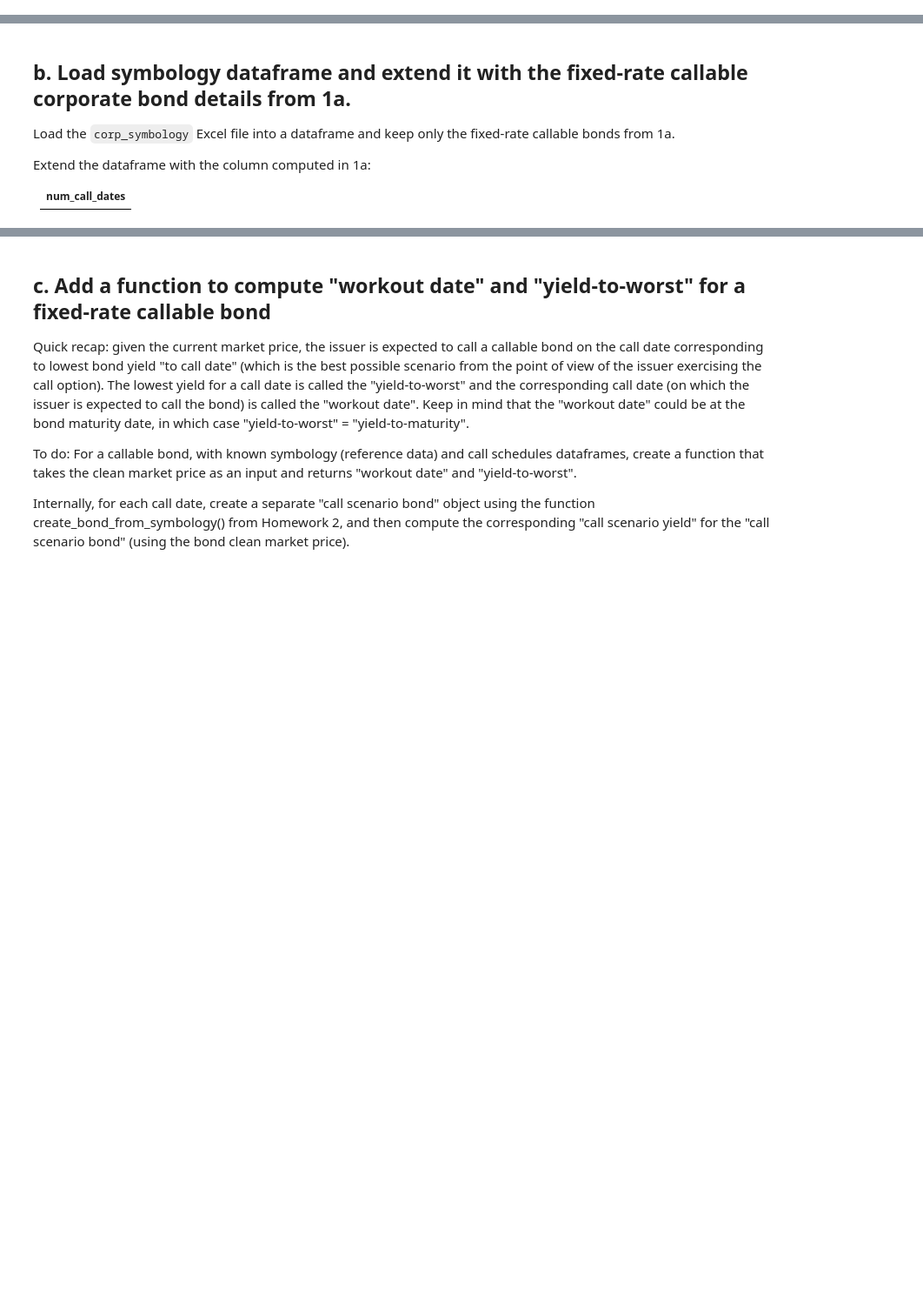
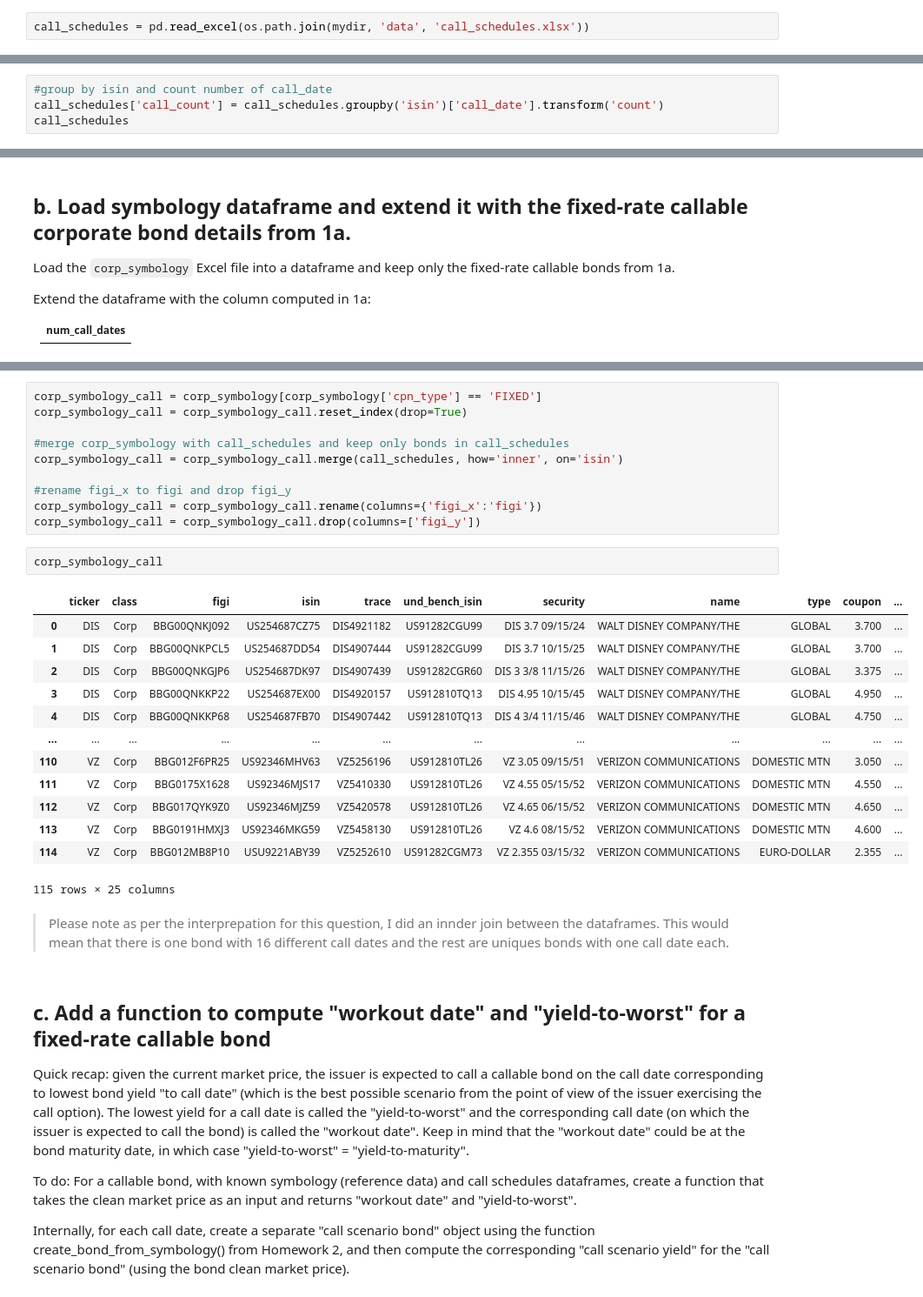
Before and after one commit to alanwake47/FINM-35700-Credit-Markets, a Jupyter notebook: week3/hw3/Homework 3.ipynb, the cells around one changed output, grey strips where cells are left out. Shown: that part at 87% size. Drawn from its saved outputs; the diff is of its cells as text; blank space fills up the shorter version.

```diff
--- a/week3/hw3/Homework 3.ipynb
+++ b/week3/hw3/Homework 3.ipynb
@@ -32,3 +155,5 @@ import matplotlib.pyplot as plt
 Load the `call_schedules` Excel file into a dataframe. It contains call schedules for fixed-rate, callable corporate bonds.
 
 For each bond in the dataframe, compute the total number of outstanding calls.
+# %%
+call_schedules = pd.read_excel(os.path.join(mydir, 'data', 'call_schedules.xlsx'))
@@ -34,0 +176,4 @@ For each bond in the dataframe, compute the total number of outstanding calls.
+# %%
+#group by isin and count number of call_date
+call_schedules['call_count'] = call_schedules.groupby('isin')['call_date'].transform('count')
+call_schedules
@@ -44,3 +220,31 @@ Extend the dataframe with the column computed in 1a:
+# %%
+corp_symbology_call = corp_symbology[corp_symbology['cpn_type'] == 'FIXED']
+corp_symbology_call = corp_symbology_call.reset_index(drop=True)
+
+#merge corp_symbology with call_schedules and keep only bonds in call_schedules
+corp_symbology_call = corp_symbology_call.merge(call_schedules, how='inner', on='isin')
+
+#rename figi_x to figi and drop figi_y
+corp_symbology_call = corp_symbology_call.rename(columns={'figi_x':'figi'})
+corp_symbology_call = corp_symbology_call.drop(columns=['figi_y'])
+# %%
+corp_symbology_call
+# %% [output]
+|  | ticker | class | figi | isin | trace | und_bench_isin | security | name | type | coupon | ... |
+| 0 | DIS | Corp | BBG00QNKJ092 | US254687CZ75 | DIS4921182 | US91282CGU99 | DIS 3.7 09/15/24 | WALT DISNEY COMPANY/THE | GLOBAL | 3.700 | ... |
+| 1 | DIS | Corp | BBG00QNKPCL5 | US254687DD54 | DIS4907444 | US91282CGU99 | DIS 3.7 10/15/25 | WALT DISNEY COMPANY/THE | GLOBAL | 3.700 | ... |
+| 2 | DIS | Corp | BBG00QNKGJP6 | US254687DK97 | DIS4907439 | US91282CGR60 | DIS 3 3/8 11/15/26 | WALT DISNEY COMPANY/THE | GLOBAL | 3.375 | ... |
+| 3 | DIS | Corp | BBG00QNKKP22 | US254687EX00 | DIS4920157 | US912810TQ13 | DIS 4.95 10/15/45 | WALT DISNEY COMPANY/THE | GLOBAL | 4.950 | ... |
+| 4 | DIS | Corp | BBG00QNKKP68 | US254687FB70 | DIS4907442 | US912810TQ13 | DIS 4 3/4 11/15/46 | WALT DISNEY COMPANY/THE | GLOBAL | 4.750 | ... |
+| ... | ... | ... | ... | ... | ... | ... | ... | ... | ... | ... | ... |
+| 110 | VZ | Corp | BBG012F6PR25 | US92346MHV63 | VZ5256196 | US912810TL26 | VZ 3.05 09/15/51 | VERIZON COMMUNICATIONS | DOMESTIC MTN | 3.050 | ... |
+| 111 | VZ | Corp | BBG0175X1628 | US92346MJS17 | VZ5410330 | US912810TL26 | VZ 4.55 05/15/52 | VERIZON COMMUNICATIONS | DOMESTIC MTN | 4.550 | ... |
+| 112 | VZ | Corp | BBG017QYK9Z0 | US92346MJZ59 | VZ5420578 | US912810TL26 | VZ 4.65 06/15/52 | VERIZON COMMUNICATIONS | DOMESTIC MTN | 4.650 | ... |
+| 113 | VZ | Corp | BBG0191HMXJ3 | US92346MKG59 | VZ5458130 | US912810TL26 | VZ 4.6 08/15/52 | VERIZON COMMUNICATIONS | DOMESTIC MTN | 4.600 | ... |
+| 114 | VZ | Corp | BBG012MB8P10 | USU9221ABY39 | VZ5252610 | US91282CGM73 | VZ 2.355 03/15/32 | VERIZON COMMUNICATIONS | EURO-DOLLAR | 2.355 | ... |
+115 rows × 25 columns
+# %% [markdown]
+> Please note as per the interprepation for this question, I did an innder join between the dataframes. This would mean that there is one bond with 16 different call dates and the rest are uniques bonds with one call date each.
 # %% [markdown]
 ## c. Add a function to compute "workout date" and "yield-to-worst" for a fixed-rate callable bond
 
```
Also changed, not shown: parts of 16 cells of this notebook.
